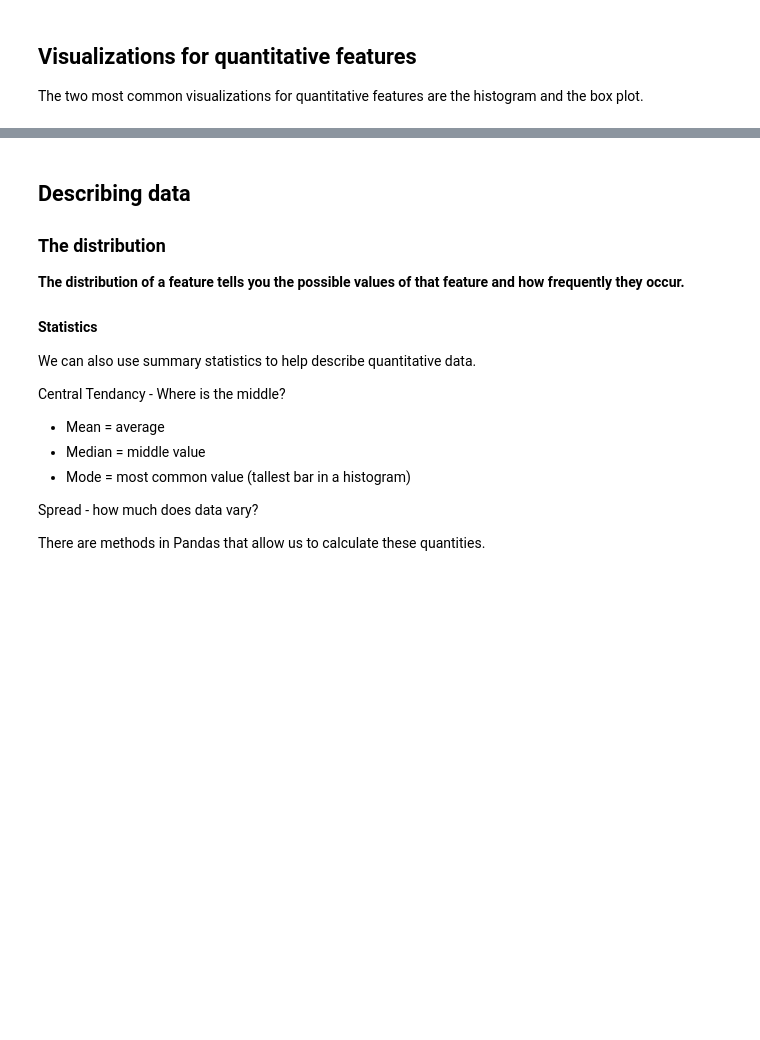
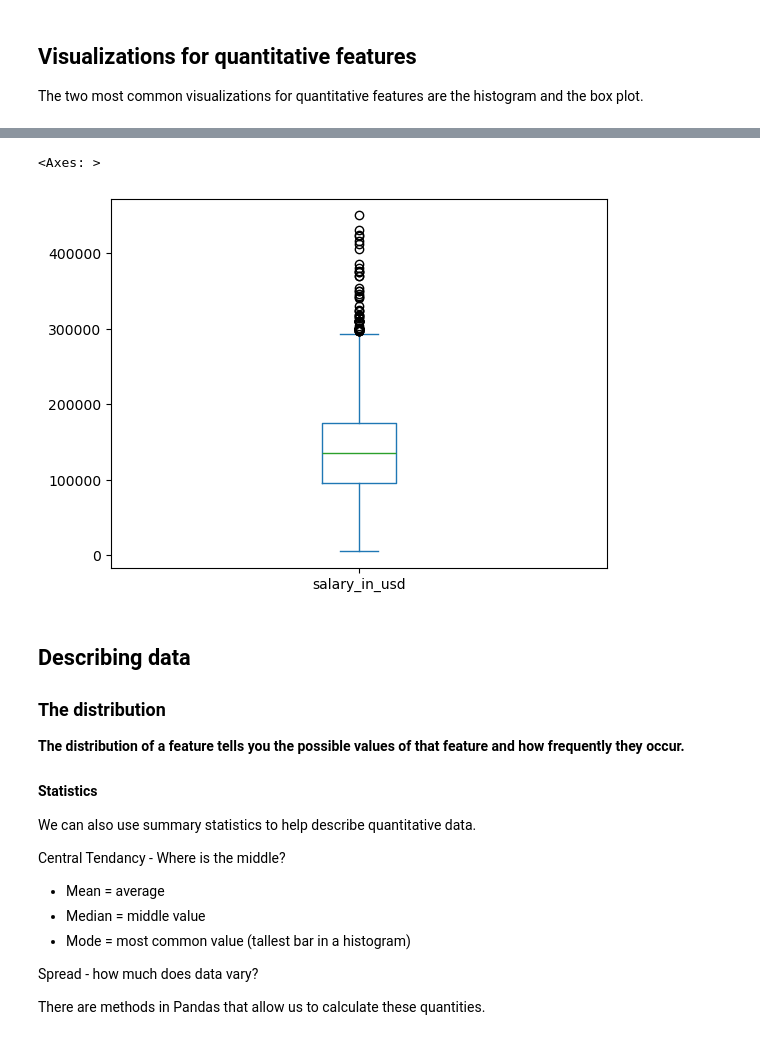
Before and after one commit to davincent/DataVis, a Jupyter notebook: Lecture/Week 1/1.1 - Data Visualization.ipynb, the cells around one changed output, grey strips where cells are left out. Drawn from its saved outputs; the diff is of its cells as text; code cells hidden in the pictures; blank space fills up the shorter version.

```diff
--- a/Lecture/Week 1/1.1 - Data Visualization.ipynb
+++ b/Lecture/Week 1/1.1 - Data Visualization.ipynb
@@ -180,3 +238,8 @@ The two most common visualizations for quantitative features are the histogram a
+# %%
+df['salary_in_usd'].plot(kind='box')
+# %% [output]
+<Axes: >
+[figure, added]
 # %% [markdown]
 ## Describing data
 
```
Also changed, not shown: parts of 9 cells of this notebook.
